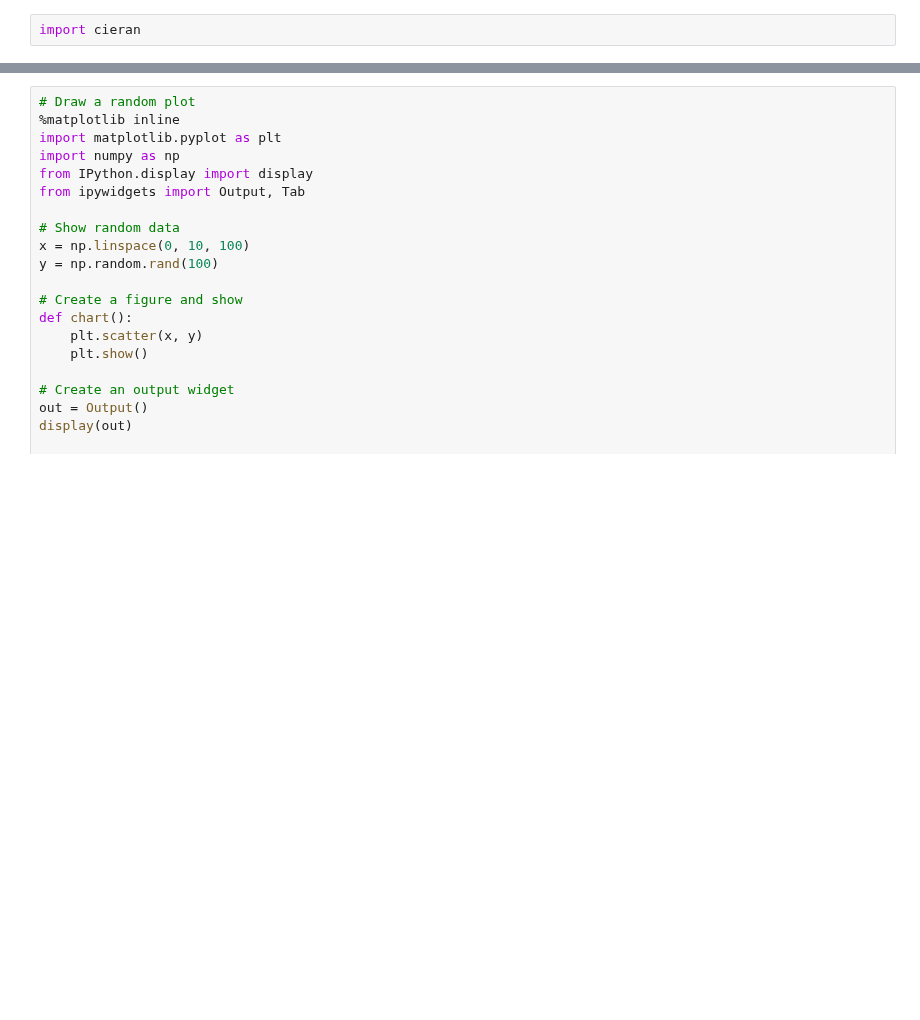
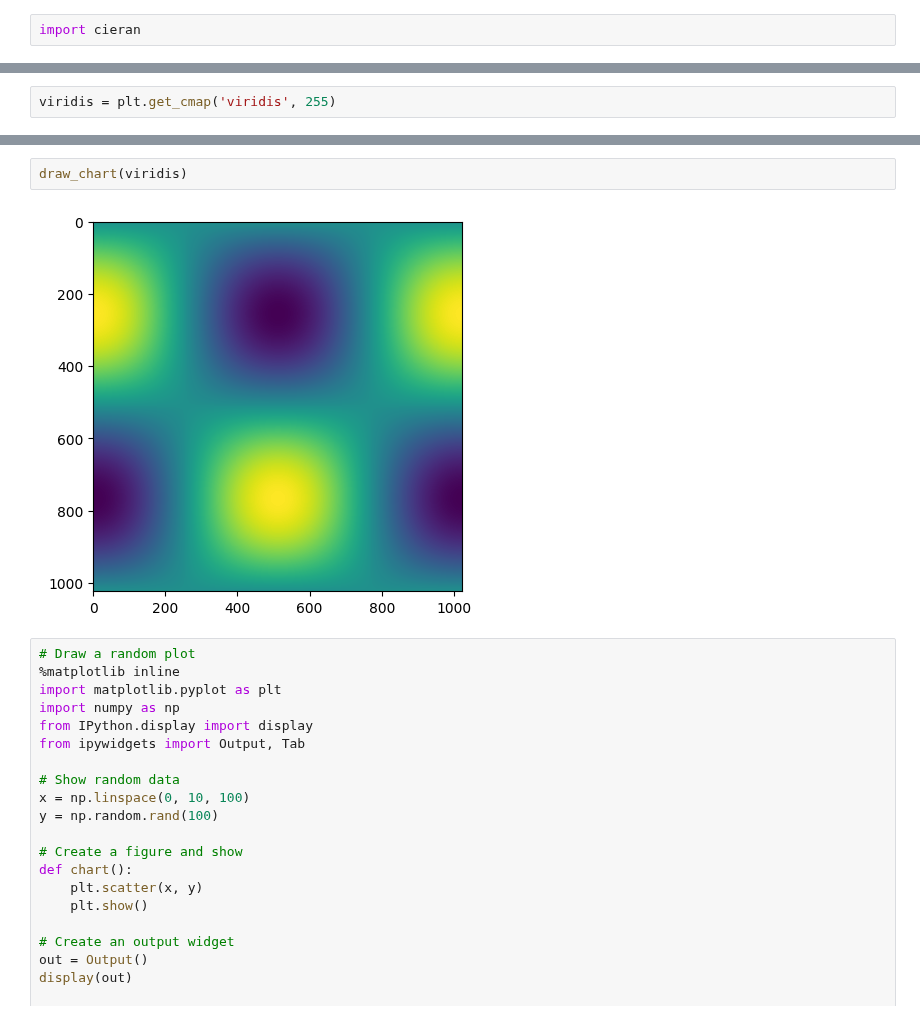
Before and after one commit to matthhong/cieran, a Jupyter notebook: test.ipynb, the cells around one changed output, grey strips where cells are left out. Cells and saved outputs as stored; diff of their text form; blank space fills up the shorter version.

```diff
--- a/test.ipynb
+++ b/test.ipynb
@@ -29,0 +70,2 @@ ValueError: invalid literal for int() with base 10: ''
+# %%
+viridis = plt.get_cmap('viridis', 255)
@@ -30,3 +132,7 @@ ValueError: invalid literal for int() with base 10: ''
+# %%
+draw_chart(viridis)
+# %% [output]
+[figure, added]
 # %%
 # Draw a random plot
 %matplotlib inline
```
Also changed, not shown: parts of 9 cells of this notebook, 12 other files.
